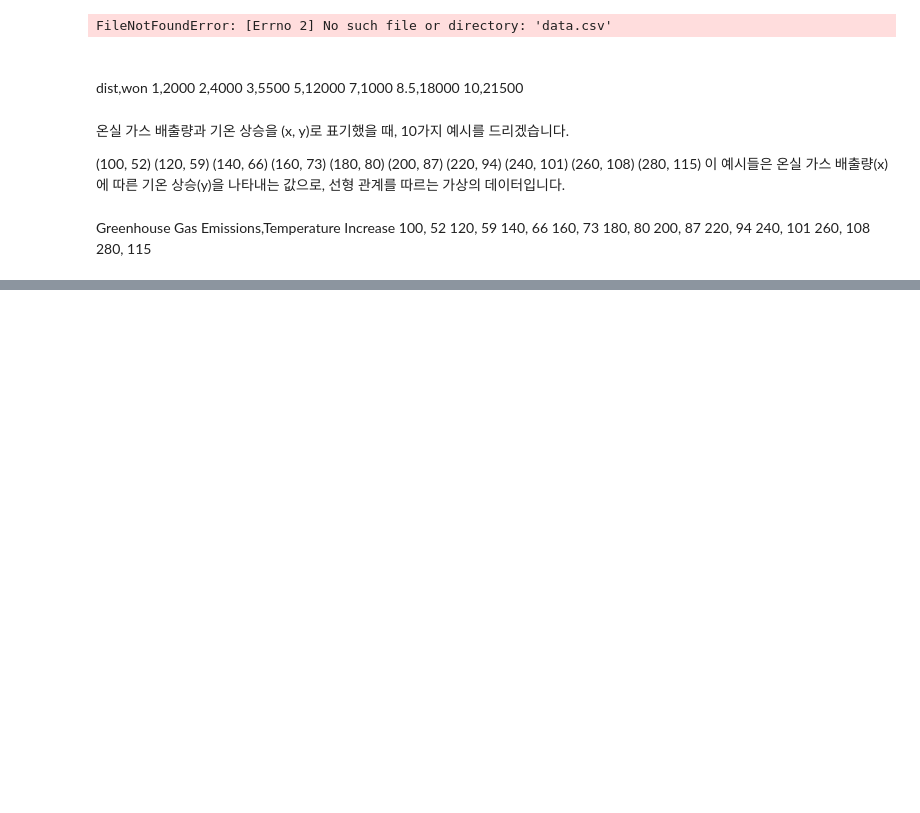
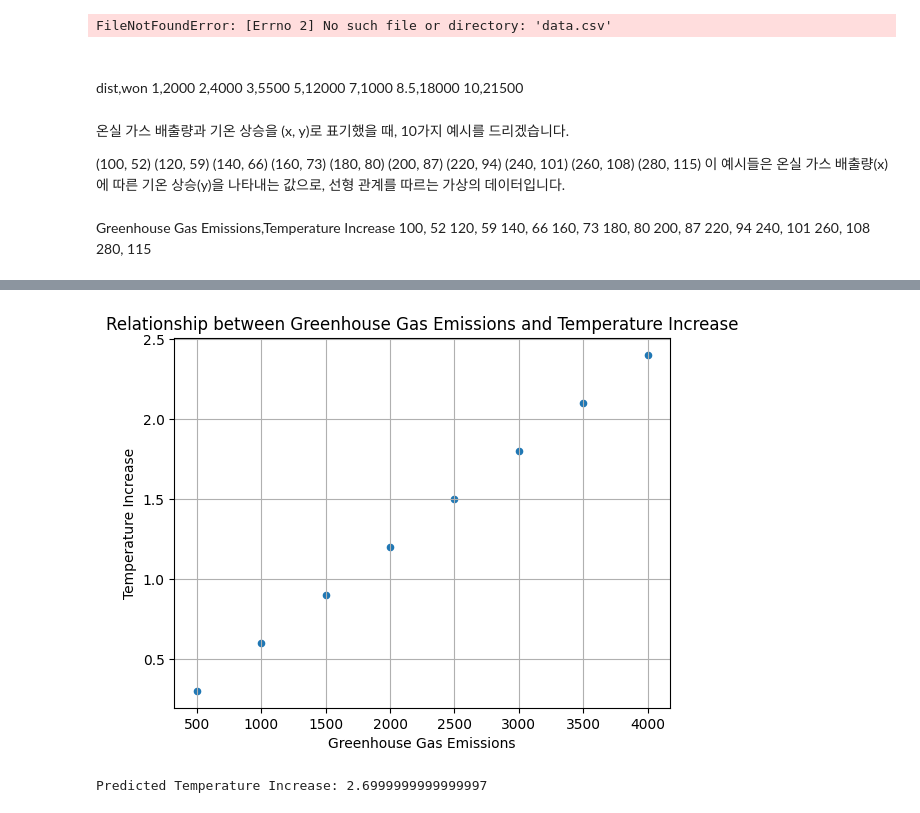
Before and after one commit to chaehyewon/2024-1-Machine-Learning, a Jupyter notebook: inclass/과제코드(3_15).ipynb, the cells around one changed output, grey strips where cells are left out. Drawn from its saved outputs; the diff is of its cells as text; code cells hidden in the pictures; blank space fills up the shorter version.

```diff
--- a/inclass/과제코드(3_15).ipynb
+++ b/inclass/과제코드(3_15).ipynb
@@ -160,0 +174,34 @@ FileNotFoundError: [Errno 2] No such file or directory: 'data.csv'
+# %%
+## 최종 제출용 코드!!
+
+import matplotlib.pyplot as plt
+import pandas as pd
+from sklearn.linear_model import LinearRegression
+
+# 데이터 불러오기
+lifesat = pd.read_csv("data.csv")
+
+# 독립 변수(x)와 종속 변수(y) 설정
+x = lifesat[["Greenhouse Gas Emissions"]].values
+y = lifesat[["Temperature Increase"]].values
+
+# 산점도로 데이터 시각화
+lifesat.plot(kind='scatter', grid=True, x="Greenhouse Gas Emissions", y="Temperature Increase")
+plt.xlabel("Greenhouse Gas Emissions")
+plt.ylabel("Temperature Increase")
+plt.title("Relationship between Greenhouse Gas Emissions and Temperature Increase")
+plt.grid(True)
+plt.show()
+
+# 선형 회귀 모델 학습
+model = LinearRegression()
+model.fit(x, y)
+
+# 새로운 값을 예측
+X_new = [[4500]]  # 새로운 온실 가스 배출량 값
+predicted_temperature_increase = model.predict(X_new)
+
+print("Predicted Temperature Increase:", predicted_temperature_increase[0][0])
+# %% [output]
+[figure, added]
+Predicted Temperature Increase: 2.6999999999999997
```
Also changed, not shown: parts of 2 cells of this notebook.
